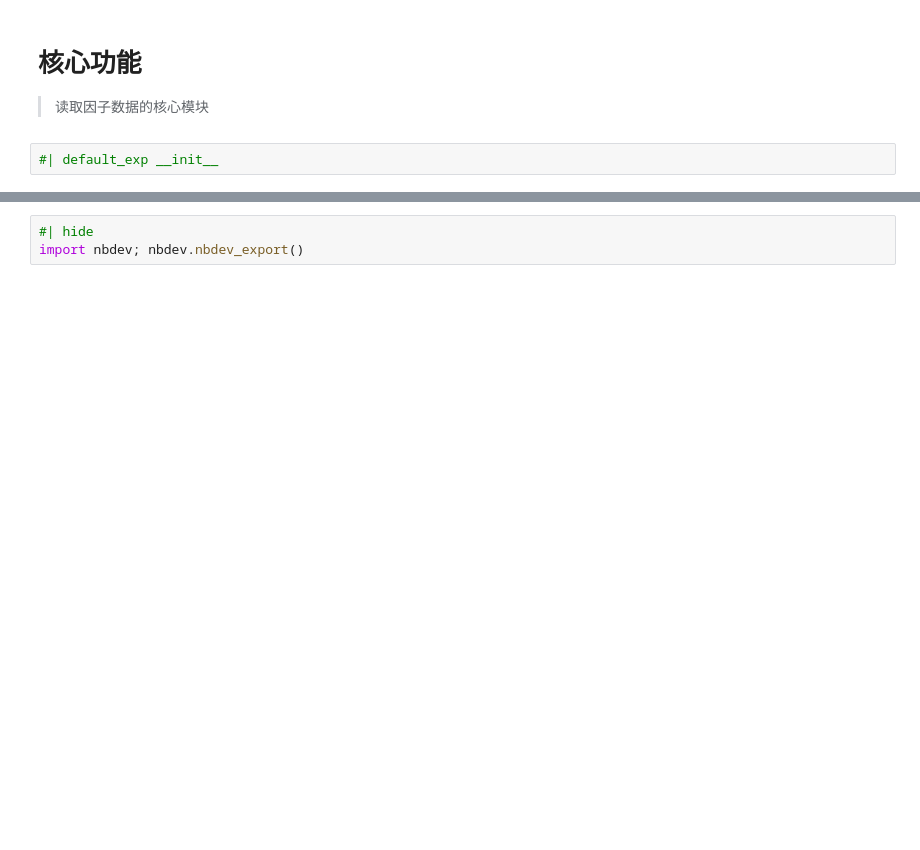
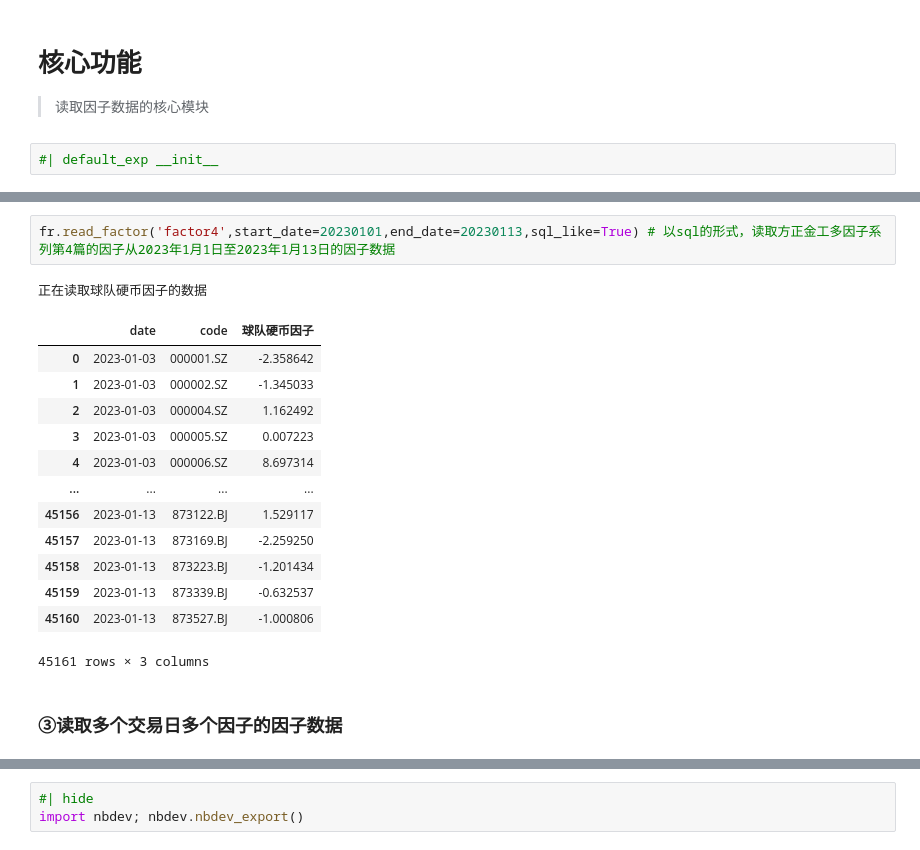
Before and after one commit to chen-001/factor_reader, a Jupyter notebook: nbs/factor_reader_core.ipynb, the cells around one changed output, grey strips where cells are left out. Cells and saved outputs as stored; diff of their text form; blank space fills up the shorter version.

```diff
--- a/nbs/factor_reader_core.ipynb
+++ b/nbs/factor_reader_core.ipynb
@@ -195,0 +411,19 @@ def read_factor(
+# %%
+fr.read_factor('factor4',start_date=20230101,end_date=20230113,sql_like=True) # 以sql的形式，读取方正金工多因子系列第4篇的因子从2023年1月1日至2023年1月13日的因子数据
+# %% [output]
+正在读取球队硬币因子的数据
+|  | date | code | 球队硬币因子 |
+| 0 | 2023-01-03 | 000001.SZ | -2.358642 |
+| 1 | 2023-01-03 | 000002.SZ | -1.345033 |
+| 2 | 2023-01-03 | 000004.SZ | 1.162492 |
+| 3 | 2023-01-03 | 000005.SZ | 0.007223 |
+| 4 | 2023-01-03 | 000006.SZ | 8.697314 |
+| ... | ... | ... | ... |
+| 45156 | 2023-01-13 | 873122.BJ | 1.529117 |
+| 45157 | 2023-01-13 | 873169.BJ | -2.259250 |
+| 45158 | 2023-01-13 | 873223.BJ | -1.201434 |
+| 45159 | 2023-01-13 | 873339.BJ | -0.632537 |
+| 45160 | 2023-01-13 | 873527.BJ | -1.000806 |
+45161 rows × 3 columns
+# %% [markdown]
+### ③读取多个交易日多个因子的因子数据
```
Also changed, not shown: parts of 25 cells of this notebook, 5 other files.
